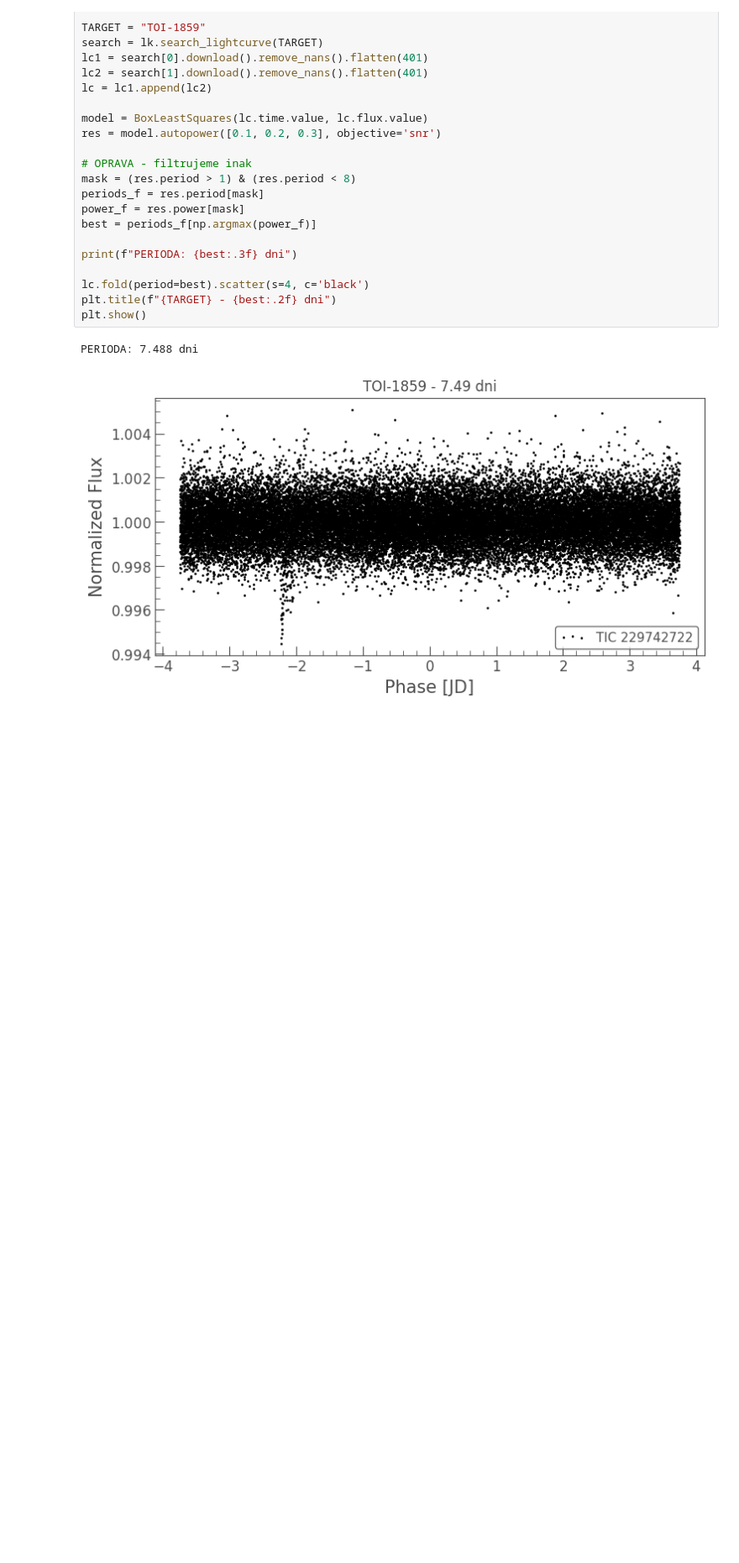
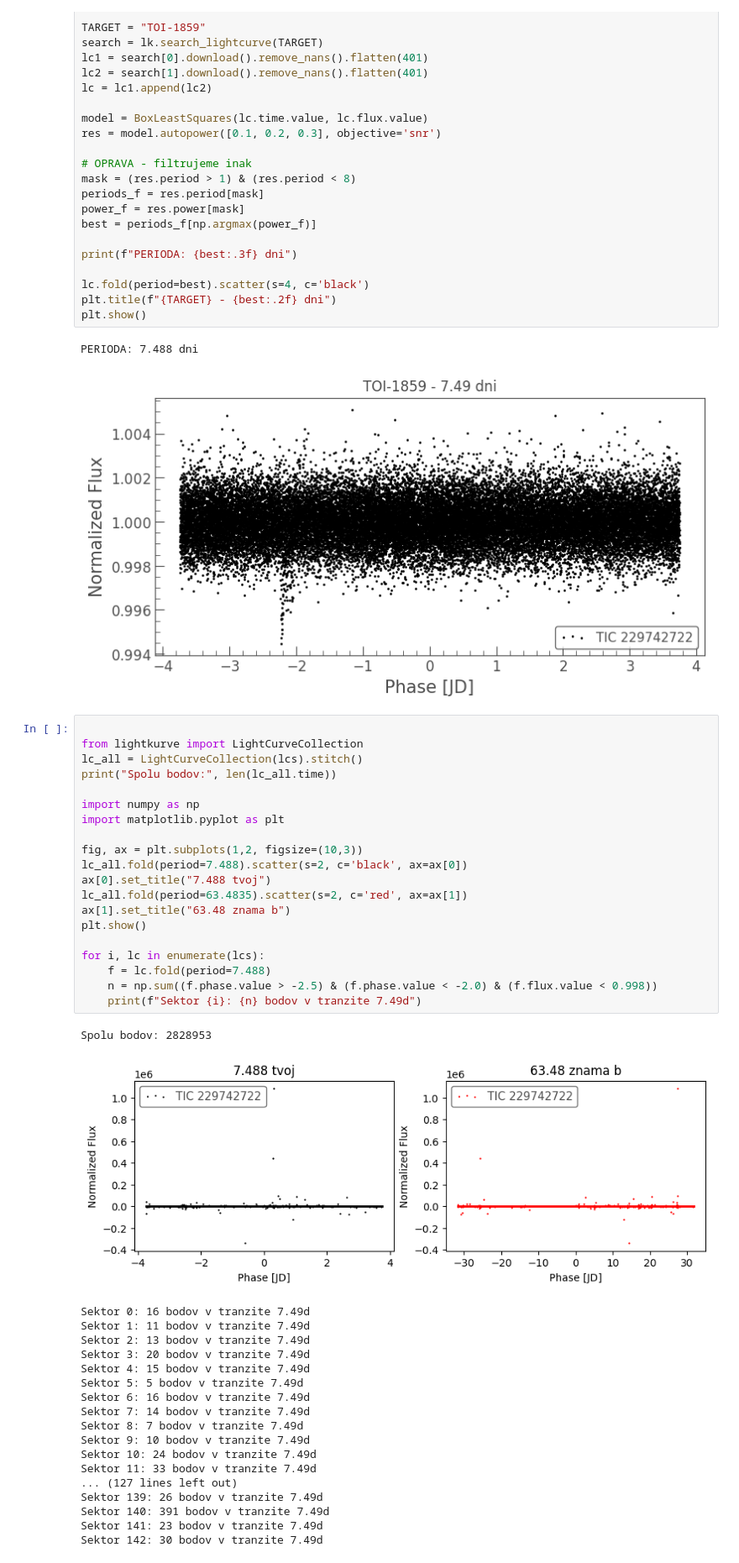
Before and after one commit to scholtesriso-blip/WASP96b-transit-detection, a Jupyter notebook: Untitled2.ipynb, the cells around one changed output. Shown at 84% size. Drawn from its saved outputs; the diff is of its cells as text; blank space fills up the shorter version.

```diff
--- a/Untitled2.ipynb
+++ b/Untitled2.ipynb
@@ -180,3 +180,43 @@ plt.show()
 # %% [output]
 PERIODA: 7.488 dni
 [figure]
+# %%
+
+from lightkurve import LightCurveCollection
+lc_all = LightCurveCollection(lcs).stitch()
+print("Spolu bodov:", len(lc_all.time))
+
+import numpy as np
+import matplotlib.pyplot as plt
+
+fig, ax = plt.subplots(1,2, figsize=(10,3))
+lc_all.fold(period=7.488).scatter(s=2, c='black', ax=ax[0])
+ax[0].set_title("7.488 tvoj")
+lc_all.fold(period=63.4835).scatter(s=2, c='red', ax=ax[1])
+ax[1].set_title("63.48 znama b")
+plt.show()
+
+for i, lc in enumerate(lcs):
+    f = lc.fold(period=7.488)
+    n = np.sum((f.phase.value > -2.5) & (f.phase.value < -2.0) & (f.flux.value < 0.998))
+    print(f"Sektor {i}: {n} bodov v tranzite 7.49d")
+# %% [output]
+Spolu bodov: 2828953
+[figure, added]
+Sektor 0: 16 bodov v tranzite 7.49d
+Sektor 1: 11 bodov v tranzite 7.49d
+Sektor 2: 13 bodov v tranzite 7.49d
+Sektor 3: 20 bodov v tranzite 7.49d
+Sektor 4: 15 bodov v tranzite 7.49d
+Sektor 5: 5 bodov v tranzite 7.49d
+Sektor 6: 16 bodov v tranzite 7.49d
+Sektor 7: 14 bodov v tranzite 7.49d
+Sektor 8: 7 bodov v tranzite 7.49d
+Sektor 9: 10 bodov v tranzite 7.49d
+Sektor 10: 24 bodov v tranzite 7.49d
+Sektor 11: 33 bodov v tranzite 7.49d
+... (127 lines left out)
+Sektor 139: 26 bodov v tranzite 7.49d
+Sektor 140: 391 bodov v tranzite 7.49d
+Sektor 141: 23 bodov v tranzite 7.49d
+Sektor 142: 30 bodov v tranzite 7.49d
```
